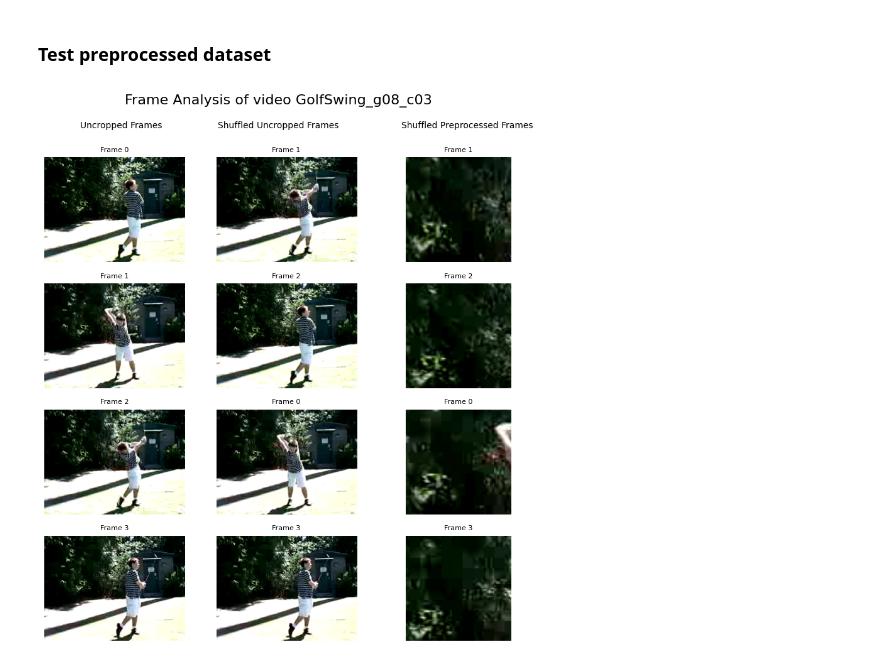
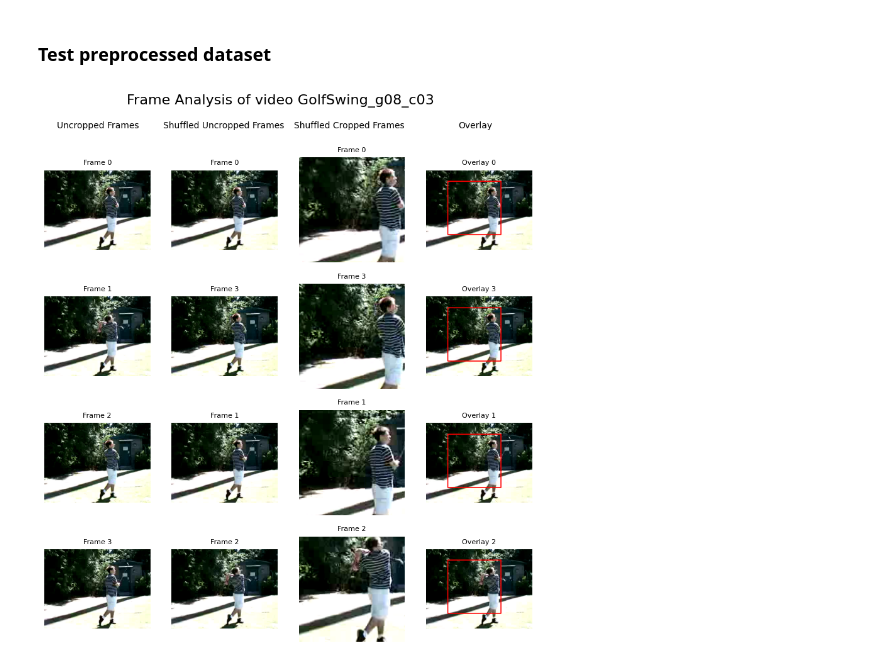
Before and after one commit to erikjsun/OPN-masterthesis, a Jupyter notebook: data_prep.ipynb, the cells around one changed output. Drawn from its saved outputs; the diff is of its cells as text; code cells hidden in the pictures.

```diff
--- a/data_prep.ipynb
+++ b/data_prep.ipynb
@@ -391,45 +392,54 @@ class PreprocessedTemporalFourData(Dataset):
 ### Test preprocessed dataset
 # %%
 def test_temporal_four(temporal_four, n):
-    input_frames, frame_order_label, action_label, video_name, frames_canonical_order, uncropped_frames = temporal_four[2]
+    input_frames, frame_order_label, action_label, video_name, frames_canonical_order, shuffled_uncropped_frames, input_frames_coordinates = temporal_four[2]
 
-    # Reorder the uncropped_frames based on frames_canonical_order
-    ordered_uncropped_frames = uncropped_frames[frames_canonical_order]
-
-    visualize_frames(input_frames, uncropped_frames, ordered_uncropped_frames, frames_canonical_order, video_name)
+    visualize_frames(input_frames, shuffled_uncropped_frames, frames_canonical_order, video_name, input_frames_coordinates)
     #visualize_optical_flow(flows, indices) # TODO add method to get_flows&indices
 
-def visualize_frames(input_frames, uncropped_frames, ordered_uncropped_frames, frames_canonical_order, video_name):
+def visualize_frames(input_frames, shuffled_uncropped_frames, frames_canonical_order, video_name, input_frames_coordinates):
+    # Reorder the select_frames to their "original" order based on frames_canonical_order
+    ordered_uncropped_frames = shuffled_uncropped_frames[frames_canonical_order]
+
     # Create a figure and a grid of subplots with an extra row for the column titles
-    fig, axs = plt.subplots(4, 3, figsize=(10, 10))
+    fig, axs = plt.subplots(4, 4, figsize=(10, 10))
 
-    for i, (frame, uncropped_frame, ordered_frame) in enumerate(zip(input_frames, uncropped_frames, ordered_uncropped_frames)):
-        frame = frame.numpy()
-        uncropped_frame = uncropped_frame.numpy()
-        ordered_frame = ordered_frame.numpy()
+    for i, (cropped_frame, ordered_uncropped_frame, shuffled_uncropped_frame) in enumerate(zip(input_frames, ordered_uncropped_frames, shuffled_uncropped_frames)):
+        cropped_frame = cropped_frame.numpy()
 
-        axs[i, 0].imshow(ordered_frame)
+        axs[i, 0].imshow(ordered_uncropped_frame)
         axs[i, 0].set_title(f'Frame {i}', fontsize=8)
         axs[i, 0].axis('off')
 
-        axs[i, 1].imshow(uncropped_frame)
+        axs[i, 1].imshow(shuffled_uncropped_frame)
         axs[i, 1].set_title(f'Frame {frames_canonical_order[i]}', fontsize=8)
         axs[i, 1].axis('off')
 
-        axs[i, 2].imshow(frame)
+        axs[i, 2].imshow(cropped_frame)
         axs[i, 2].set_title(f'Frame {frames_canonical_order[i]}', fontsize=8)
         axs[i, 2].axis('off')
+
+        # New column: overlay cropped frame on uncropped frame
+        overlay = shuffled_uncropped_frame.copy()
+        startx, starty = input_frames_coordinates[0][1], input_frames_coordinates[0][0]
+        patch_size = cropped_frame.shape[0]
+        endx, endy = startx + patch_size, starty + patch_size
+        cv2.rectangle(overlay, (startx, starty), (endx, endy), (255, 0, 0), 2)  # Draw red rectangle
+        axs[i, 3].imshow(overlay)
+        axs[i, 3].set_title(f'Overlay {frames_canonical_order[i]}', fontsize=8)
+        axs[i, 3].axis('off')
 
     # Set a common title for the entire plot
     fig.suptitle(f'Frame Analysis of video {video_name}', fontsize=16)
 
     # Define the titles for each column
-    column_titles = ['Uncropped Frames', 'Shuffled Uncropped Frames', 'Shuffled Preprocessed Frames']
+    column_titles = ['Uncropped Frames', 'Shuffled Uncropped Frames', 'Shuffled Cropped Frames', 'Overlay']
 
     # Set the column titles manually using the text function
-    fig.text(0.25, 0.93, column_titles[0], ha='center', va='center', fontsize=10)
-    fig.text(0.5, 0.93, column_titles[1], ha='center', va='center', fontsize=10)
-    fig.text(0.8, 0.93, column_titles[2], ha='center', va='center', fontsize=10)
+    fig.text(0.21, 0.93, column_titles[0], ha='center', va='center', fontsize=10)
+    fig.text(0.41, 0.93, column_titles[1], ha='center', va='center', fontsize=10)
+    fig.text(0.61, 0.93, column_titles[2], ha='center', va='center', fontsize=10)
+    fig.text(0.81, 0.93, column_titles[3], ha='center', va='center', fontsize=10)
 
     plt.show()
 
@@ -446,31 +456,31 @@ def visualize_optical_flow(flows, indices):
         flow = flow.numpy()
         hsv = np.zeros((flow.shape[0], flow.shape[1], 3), dtype=np.uint8)
         hsv[...,1] = 255
 
         mag, ang = cv2.cartToPolar(flow[...,0], flow[...,1])
         hsv[...,0] = ang*180/np.pi/2
         # New code
         mag = cv2.normalize(mag, None, 0, 255, cv2.NORM_MINMAX)
         mag = np.uint8(mag)
         hsv[...,2] = mag
         rgb = cv2.cvtColor(hsv, cv2.COLOR_HSV2BGR)
 
         im = axs[i].imshow(rgb)
         axs[i].set_title(f'Optical flow from frame {i} to its next', fontsize=10)
         axs[i].axis('off')
 
         # Add a color bar
         fig.colorbar(im, ax=axs[i], orientation='vertical')
 
     # Display the figure with the subplots
     plt.tight_layout()
     plt.show()
 
 # Usage:
 amount_of_videos_to_load = 6
 video_dataset = PreparedDataset(videos, trainval='train')
 temporal_four = PreprocessedTemporalFourData(video_dataset, trainval='train')
 test_temporal_four(temporal_four, amount_of_videos_to_load)
 torch.save(temporal_four, 'dataset_train.pth')
 # %% [output]
-[figure, old version]
+[figure, new version]
```
Also changed, not shown: parts of 1 cell of this notebook.
